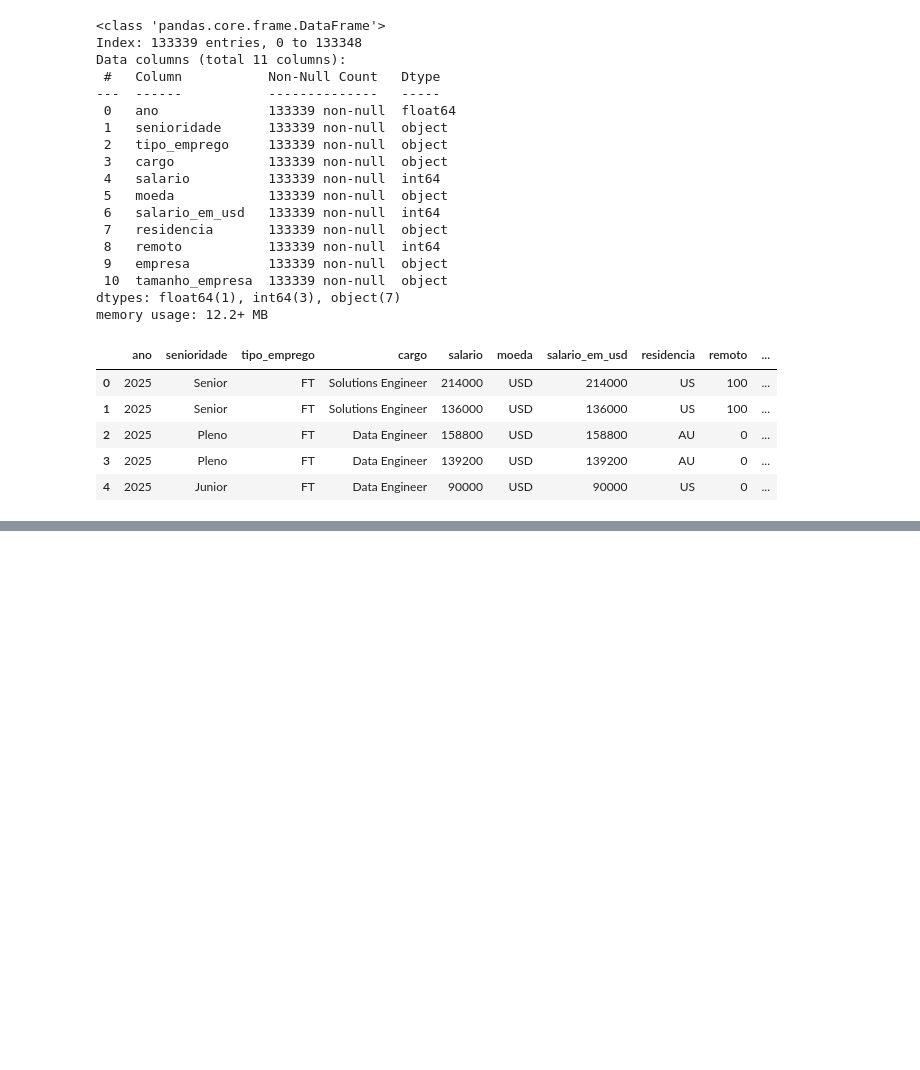
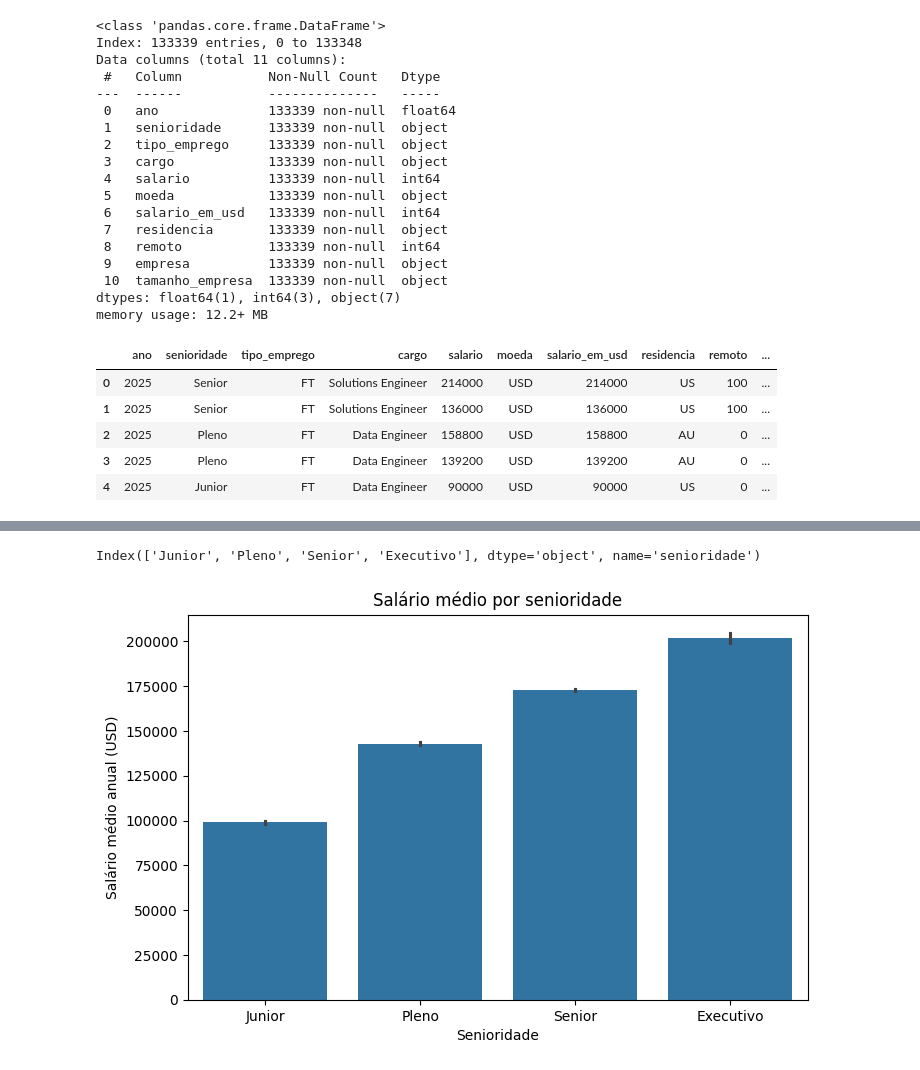
Before and after one commit to juliana-thildebrandt/imersao-alura-dados, a Jupyter notebook: Imersão_Alura_—_Dados_com_Python.ipynb, the cells around one changed output, grey strips where cells are left out. Saved outputs shown, nothing was run; the diff lists cells and outputs as text; code cells hidden in the pictures; blank space fills up the shorter version.

```diff
--- a/Imersão_Alura_—_Dados_com_Python.ipynb
+++ b/Imersão_Alura_—_Dados_com_Python.ipynb
@@ -395,0 +443,16 @@ df_limpo.head()
+# %%
+#Criando uma váriavel
+ordem = df_limpo.groupby('senioridade')['salario_em_usd'].mean().sort_values(ascending=True).index #Mudando para True, altera a ordem também da linha de baixo
+
+ordem
+# %% [output]
+Index(['Junior', 'Pleno', 'Senior', 'Executivo'], dtype='object', name='senioridade')
+# %%
+plt.figure(figsize=(8,5))
+sns.barplot(data=df_limpo, x='senioridade', y='salario_em_usd', order=ordem)
+plt.title("Salário médio por senioridade")
+plt.xlabel("Senioridade") #rótulo
+plt.ylabel("Salário médio anual (USD)")  #rótulo na lateral
+plt.show()
+# %% [output]
+[figure, added]
```
Also changed, not shown: parts of 19 cells of this notebook, 1 other file.
